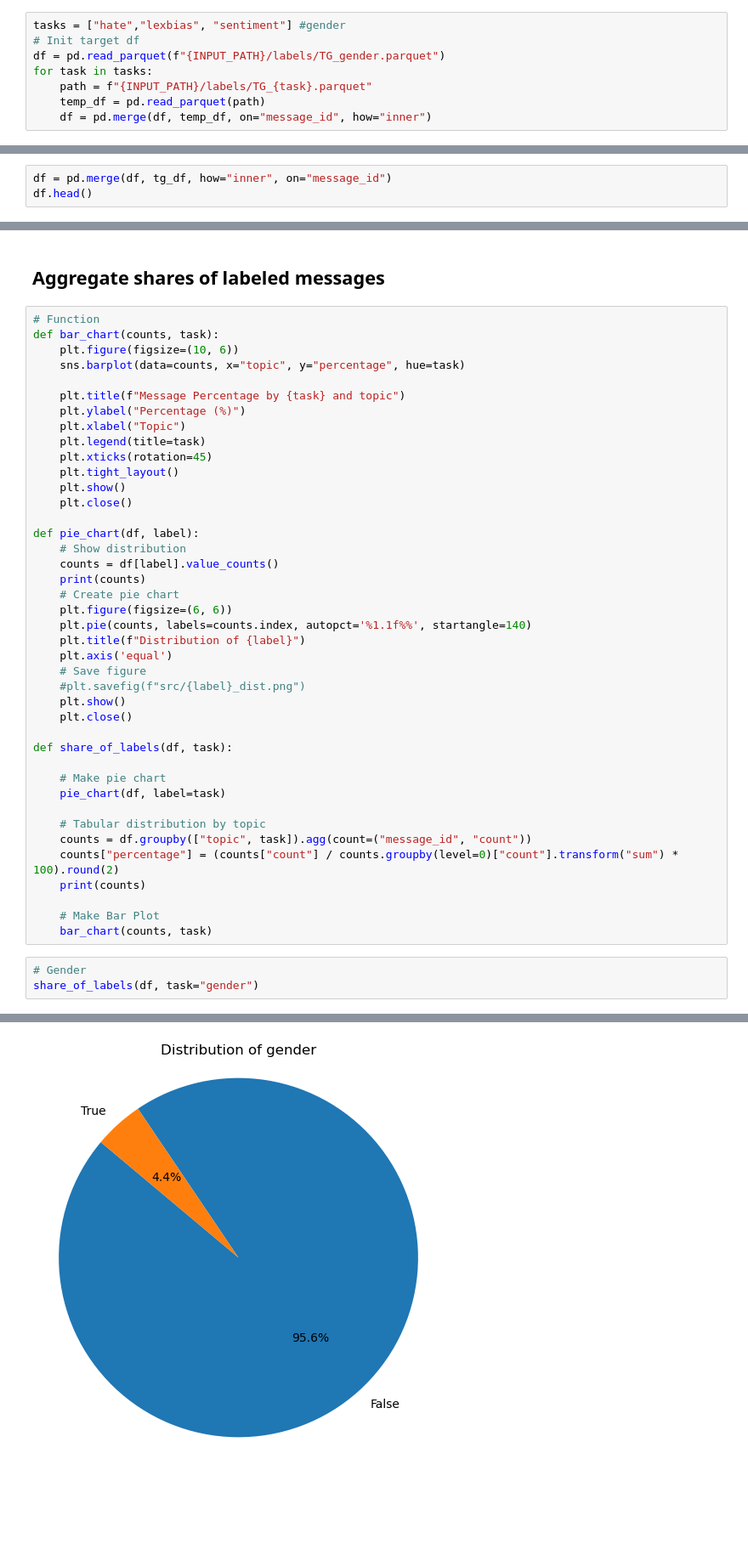
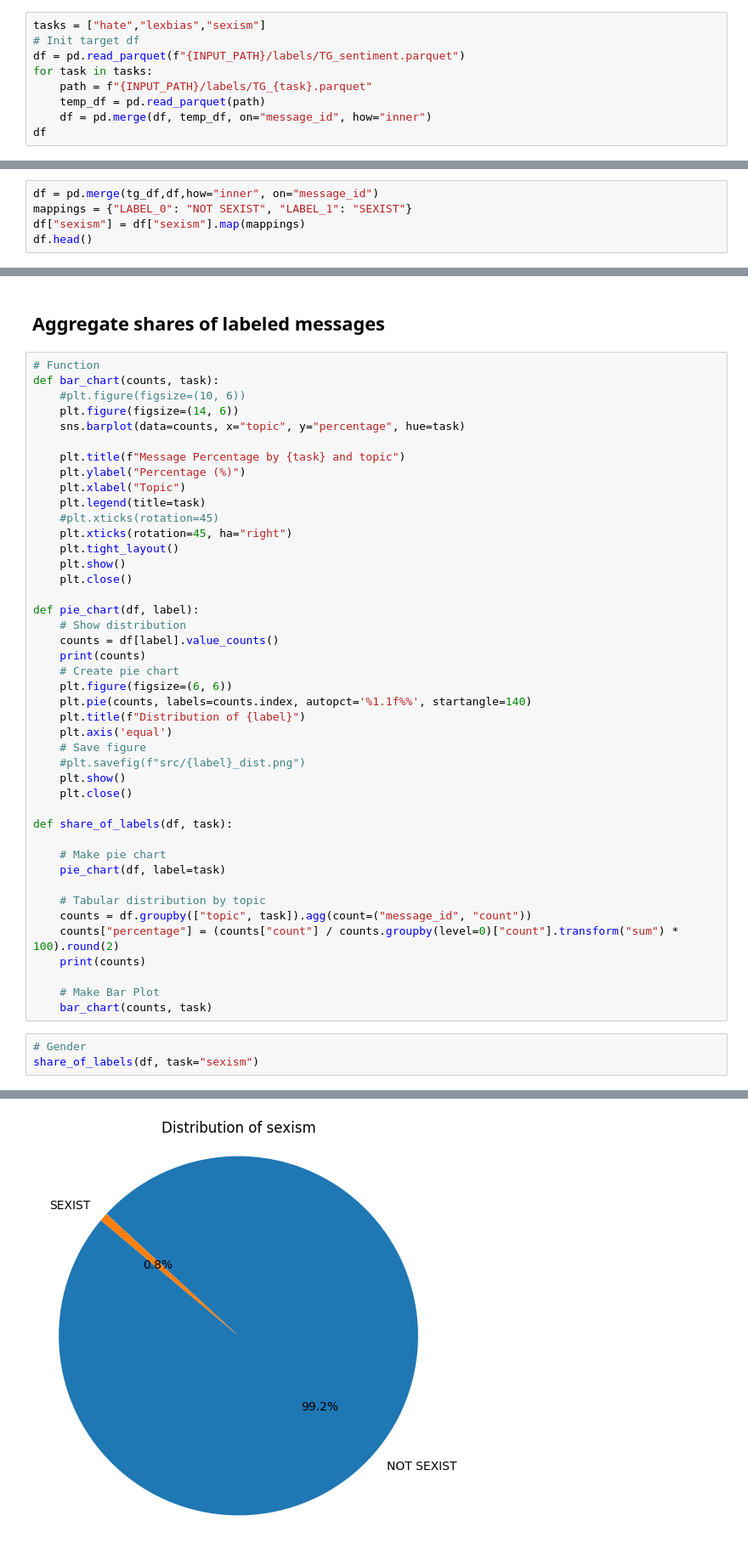
Before and after one commit to TomSOWI/thesis-datasets, a Jupyter notebook: telegram/pre-classify/summary.ipynb, the cells around one changed output, grey strips where cells are left out. Shown at 85% size. Cells and saved outputs as stored; diff of their text form; blank space fills up the shorter version.

```diff
--- a/telegram/pre-classify/summary.ipynb
+++ b/telegram/pre-classify/summary.ipynb
@@ -16,8 +41,9 @@ OUTPUT_PATH = "/scratch/usr/nimtsspi/datasets/TG"
 # %%
-tasks = ["hate","lexbias", "sentiment"] #gender
+tasks = ["hate","lexbias","sexism"]
 # Init target df
-df = pd.read_parquet(f"{INPUT_PATH}/labels/TG_gender.parquet")
+df = pd.read_parquet(f"{INPUT_PATH}/labels/TG_sentiment.parquet")
 for task in tasks:
     path = f"{INPUT_PATH}/labels/TG_{task}.parquet"
     temp_df = pd.read_parquet(path)
     df = pd.merge(df, temp_df, on="message_id", how="inner")
+df
@@ -34,4 +74,6 @@ tg_df.head()
 # %%
-df = pd.merge(df, tg_df, how="inner", on="message_id")
+df = pd.merge(tg_df,df,how="inner", on="message_id")
+mappings = {"LABEL_0": "NOT SEXIST", "LABEL_1": "SEXIST"}
+df["sexism"] = df["sexism"].map(mappings)
 df.head()
 # %% [output]
@@ -49,14 +117,16 @@ df.to_parquet(f"{OUTPUT_PATH}/TG-weak-label-all.parquet")
 # %%
 # Function
 def bar_chart(counts, task):
-    plt.figure(figsize=(10, 6))
+    #plt.figure(figsize=(10, 6))
+    plt.figure(figsize=(14, 6))
     sns.barplot(data=counts, x="topic", y="percentage", hue=task)
 
     plt.title(f"Message Percentage by {task} and topic")
     plt.ylabel("Percentage (%)")
     plt.xlabel("Topic")
     plt.legend(title=task)
-    plt.xticks(rotation=45)
+    #plt.xticks(rotation=45)
+    plt.xticks(rotation=45, ha="right")
     plt.tight_layout()
     plt.show()
     plt.close()
@@ -89,5 +159,5 @@ def share_of_labels(df, task):
     bar_chart(counts, task)
 # %%
 # Gender
-share_of_labels(df, task="gender")
+share_of_labels(df, task="sexism")
 # %% [output]
@@ -97,2 +167,2 @@ True       781130
 Name: count, dtype: int64
-[figure, old version]
+[figure, new version]
```
Also changed, not shown: parts of 30 cells of this notebook, 13 other files.
